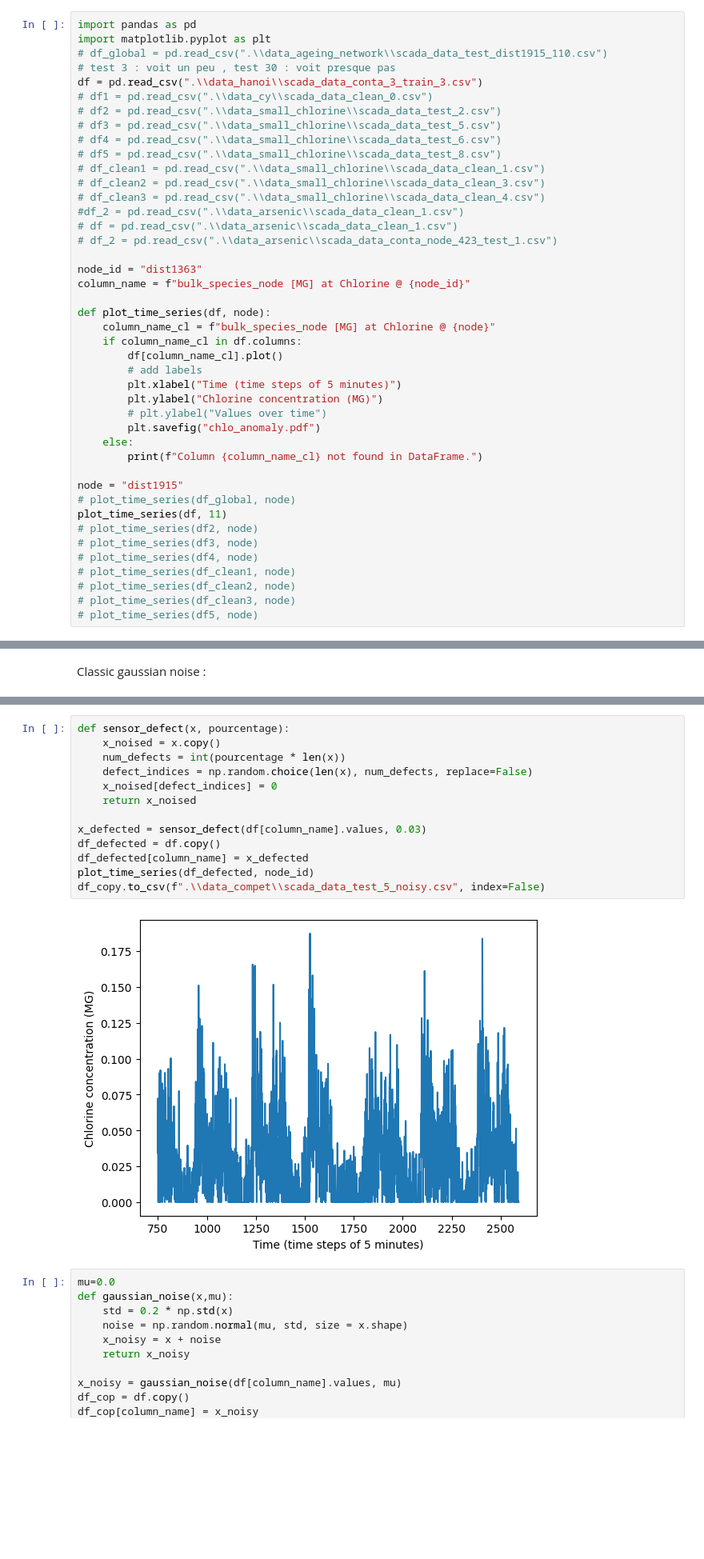
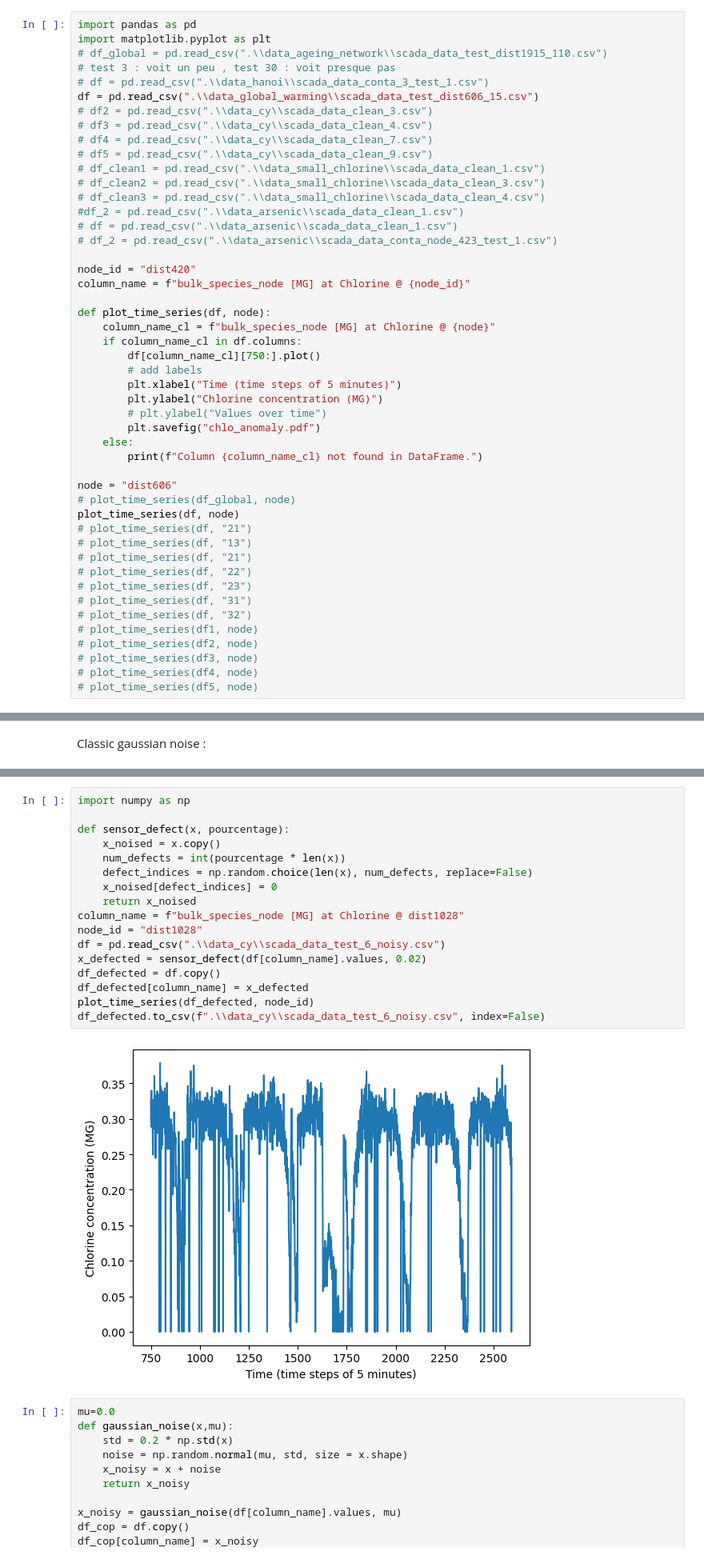
Before and after one commit to elineee/AI-for-Drinking-Water-Chlorination-Challenge-IJCAI-25, a Jupyter notebook: data/data_transformation.ipynb, the cells around one changed output, grey strips where cells are left out. Shown at 80% size. Drawn from its saved outputs; the diff is of its cells as text; blank space fills up the shorter version.

```diff
--- a/data/data_transformation.ipynb
+++ b/data/data_transformation.ipynb
@@ -3,12 +3,12 @@ import pandas as pd
 import matplotlib.pyplot as plt
 # df_global = pd.read_csv(".\\data_ageing_network\\scada_data_test_dist1915_110.csv")
 # test 3 : voit un peu , test 30 : voit presque pas
-df = pd.read_csv(".\\data_hanoi\\scada_data_conta_3_train_3.csv")
-# df1 = pd.read_csv(".\\data_cy\\scada_data_clean_0.csv")
-# df2 = pd.read_csv(".\\data_small_chlorine\\scada_data_test_2.csv")
-# df3 = pd.read_csv(".\\data_small_chlorine\\scada_data_test_5.csv")
-# df4 = pd.read_csv(".\\data_small_chlorine\\scada_data_test_6.csv")
-# df5 = pd.read_csv(".\\data_small_chlorine\\scada_data_test_8.csv")
+# df = pd.read_csv(".\\data_hanoi\\scada_data_conta_3_test_1.csv")
+df = pd.read_csv(".\\data_global_warming\\scada_data_test_dist606_15.csv")
+# df2 = pd.read_csv(".\\data_cy\\scada_data_clean_3.csv")
+# df3 = pd.read_csv(".\\data_cy\\scada_data_clean_4.csv")
+# df4 = pd.read_csv(".\\data_cy\\scada_data_clean_7.csv")
+# df5 = pd.read_csv(".\\data_cy\\scada_data_clean_9.csv")
 # df_clean1 = pd.read_csv(".\\data_small_chlorine\\scada_data_clean_1.csv")
 # df_clean2 = pd.read_csv(".\\data_small_chlorine\\scada_data_clean_3.csv")
 # df_clean3 = pd.read_csv(".\\data_small_chlorine\\scada_data_clean_4.csv")
@@ -16,13 +16,13 @@ df = pd.read_csv(".\\data_hanoi\\scada_data_conta_3_train_3.csv")
 # df = pd.read_csv(".\\data_arsenic\\scada_data_clean_1.csv")
 # df_2 = pd.read_csv(".\\data_arsenic\\scada_data_conta_node_423_test_1.csv")
 
-node_id = "dist1363"
+node_id = "dist420"
 column_name = f"bulk_species_node [MG] at Chlorine @ {node_id}"
 
 def plot_time_series(df, node):
     column_name_cl = f"bulk_species_node [MG] at Chlorine @ {node}"
     if column_name_cl in df.columns:
-        df[column_name_cl].plot()
+        df[column_name_cl][750:].plot()
         # add labels
         plt.xlabel("Time (time steps of 5 minutes)")
         plt.ylabel("Chlorine concentration (MG)")
@@ -31,14 +31,19 @@ def plot_time_series(df, node):
     else:
         print(f"Column {column_name_cl} not found in DataFrame.")
 
-node = "dist1915"
+node = "dist606"
 # plot_time_series(df_global, node)
-plot_time_series(df, 11)
+plot_time_series(df, node)
+# plot_time_series(df, "21")
+# plot_time_series(df, "13")
+# plot_time_series(df, "21")
+# plot_time_series(df, "22")
+# plot_time_series(df, "23")
+# plot_time_series(df, "31")
+# plot_time_series(df, "32")
+# plot_time_series(df1, node)
 # plot_time_series(df2, node)
 # plot_time_series(df3, node)
 # plot_time_series(df4, node)
-# plot_time_series(df_clean1, node)
-# plot_time_series(df_clean2, node)
-# plot_time_series(df_clean3, node)
 # plot_time_series(df5, node)
 # %% [output]
@@ -106,20 +111,24 @@ df = df_copy
 # %% [output]
 NameError: name 'plot_time_series' is not defined
 # %%
+import numpy as np
+
 def sensor_defect(x, pourcentage):
     x_noised = x.copy()
     num_defects = int(pourcentage * len(x))
     defect_indices = np.random.choice(len(x), num_defects, replace=False)
     x_noised[defect_indices] = 0
     return x_noised
-
-x_defected = sensor_defect(df[column_name].values, 0.03)
+column_name = f"bulk_species_node [MG] at Chlorine @ dist1028"
+node_id = "dist1028"
+df = pd.read_csv(".\\data_cy\\scada_data_test_6_noisy.csv")
+x_defected = sensor_defect(df[column_name].values, 0.02)
 df_defected = df.copy()
 df_defected[column_name] = x_defected
 plot_time_series(df_defected, node_id)
-df_copy.to_csv(f".\\data_compet\\scada_data_test_5_noisy.csv", index=False)
+df_defected.to_csv(f".\\data_cy\\scada_data_test_6_noisy.csv", index=False)
 # %% [output]
-[figure, old version]
+[figure, new version]
 # %%
 mu=0.0
 def gaussian_noise(x,mu):
```
Also changed, not shown: parts of 2 cells of this notebook, 11 other files.
